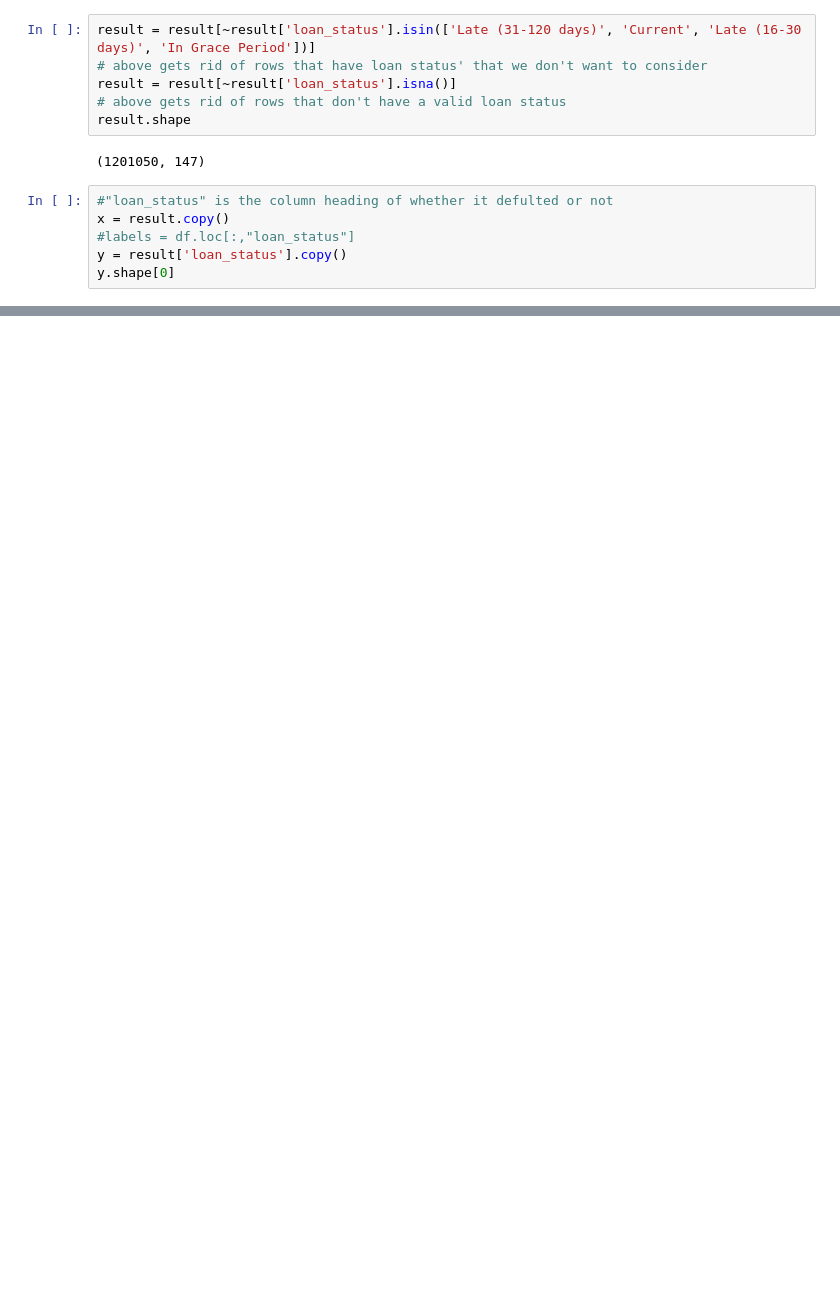
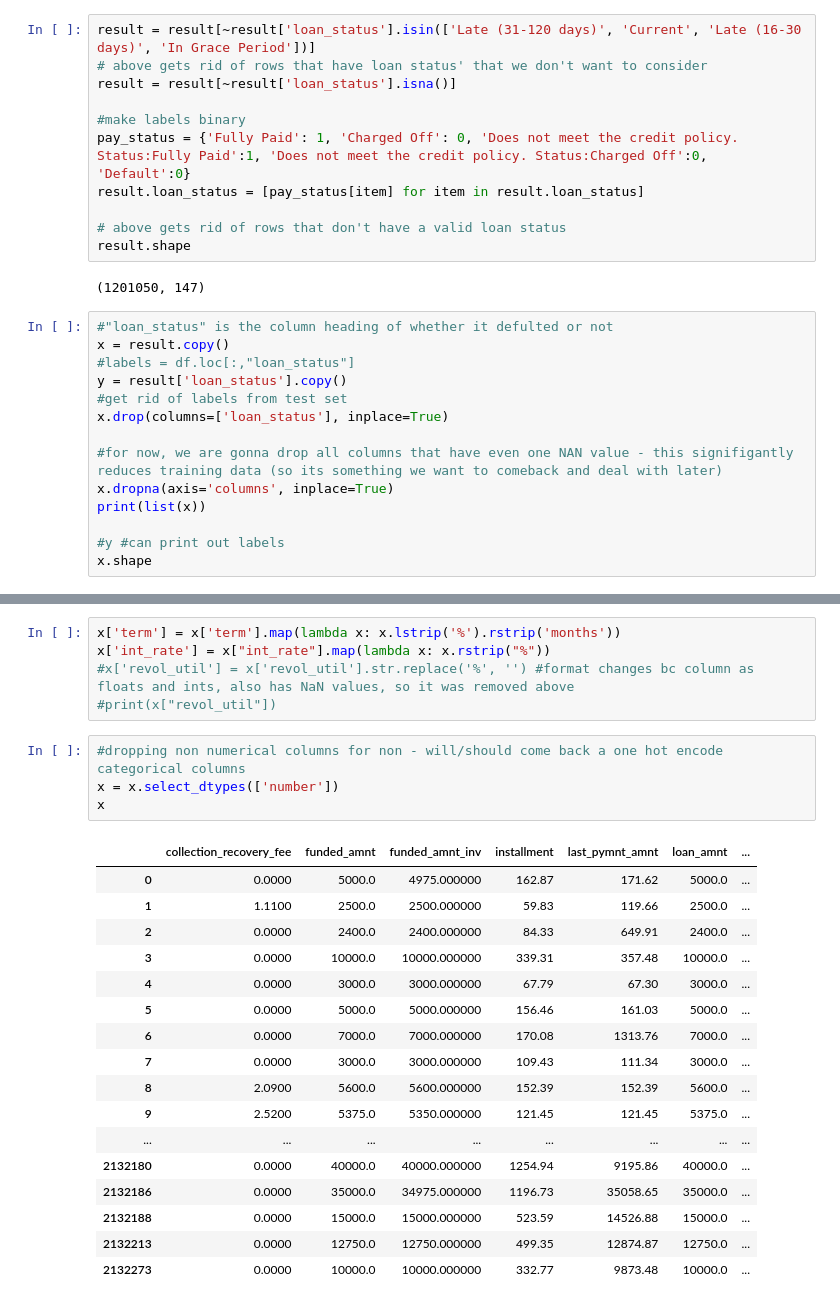
Before and after one commit to msakarvadia/Machine-Learning, a Jupyter notebook: LC_LoanDefaultRatePrediction.ipynb, the cells around one changed output, grey strips where cells are left out. Drawn from its saved outputs; the diff is of its cells as text; blank space fills up the shorter version.

Commit message:
numerical data only so far

```diff
--- a/LC_LoanDefaultRatePrediction.ipynb
+++ b/LC_LoanDefaultRatePrediction.ipynb
@@ -122,6 +122,11 @@ There are 10 labels
 result = result[~result['loan_status'].isin(['Late (31-120 days)', 'Current', 'Late (16-30 days)', 'In Grace Period'])]
 # above gets rid of rows that have loan status' that we don't want to consider
 result = result[~result['loan_status'].isna()]
+
+#make labels binary
+pay_status = {'Fully Paid': 1, 'Charged Off': 0, 'Does not meet the credit policy. Status:Fully Paid':1, 'Does not meet the credit policy. Status:Charged Off':0, 'Default':0}
+result.loan_status = [pay_status[item] for item in result.loan_status]
+
 # above gets rid of rows that don't have a valid loan status
 result.shape
 # %% [output]
@@ -131,5 +136,13 @@ result.shape
 x = result.copy()
 #labels = df.loc[:,"loan_status"]
 y = result['loan_status'].copy()
-y.shape[0]
+#get rid of labels from test set
+x.drop(columns=['loan_status'], inplace=True)
+
+#for now, we are gonna drop all columns that have even one NAN value - this signifigantly reduces training data (so its something we want to comeback and deal with later)
+x.dropna(axis='columns', inplace=True)
+print(list(x))
+
+#y #can print out labels
+x.shape
 # %% [output]
@@ -136,0 +151,27 @@ y.shape[0]
+# %%
+x['term'] = x['term'].map(lambda x: x.lstrip('%').rstrip('months'))
+x['int_rate'] = x["int_rate"].map(lambda x: x.rstrip("%"))
+#x['revol_util'] = x['revol_util'].str.replace('%', '') #format changes bc column as floats and ints, also has NaN values, so it was removed above
+#print(x["revol_util"])
+# %%
+#dropping non numerical columns for non - will/should come back a one hot encode categorical columns
+x = x.select_dtypes(['number'])
+x
+# %% [output]
+|  | collection_recovery_fee | funded_amnt | funded_amnt_inv | installment | last_pymnt_amnt | loan_amnt | ... |
+| 0 | 0.0000 | 5000.0 | 4975.000000 | 162.87 | 171.62 | 5000.0 | ... |
+| 1 | 1.1100 | 2500.0 | 2500.000000 | 59.83 | 119.66 | 2500.0 | ... |
+| 2 | 0.0000 | 2400.0 | 2400.000000 | 84.33 | 649.91 | 2400.0 | ... |
+| 3 | 0.0000 | 10000.0 | 10000.000000 | 339.31 | 357.48 | 10000.0 | ... |
+| 4 | 0.0000 | 3000.0 | 3000.000000 | 67.79 | 67.30 | 3000.0 | ... |
+| 5 | 0.0000 | 5000.0 | 5000.000000 | 156.46 | 161.03 | 5000.0 | ... |
+| 6 | 0.0000 | 7000.0 | 7000.000000 | 170.08 | 1313.76 | 7000.0 | ... |
+| 7 | 0.0000 | 3000.0 | 3000.000000 | 109.43 | 111.34 | 3000.0 | ... |
+| 8 | 2.0900 | 5600.0 | 5600.000000 | 152.39 | 152.39 | 5600.0 | ... |
+| 9 | 2.5200 | 5375.0 | 5350.000000 | 121.45 | 121.45 | 5375.0 | ... |
+| ... | ... | ... | ... | ... | ... | ... | ... |
+| 2132180 | 0.0000 | 40000.0 | 40000.000000 | 1254.94 | 9195.86 | 40000.0 | ... |
+| 2132186 | 0.0000 | 35000.0 | 34975.000000 | 1196.73 | 35058.65 | 35000.0 | ... |
+| 2132188 | 0.0000 | 15000.0 | 15000.000000 | 523.59 | 14526.88 | 15000.0 | ... |
+| 2132213 | 0.0000 | 12750.0 | 12750.000000 | 499.35 | 12874.87 | 12750.0 | ... |
+| 2132273 | 0.0000 | 10000.0 | 10000.000000 | 332.77 | 9873.48 | 10000.0 | ... |
```
Also changed, not shown: parts of 3 cells of this notebook.
